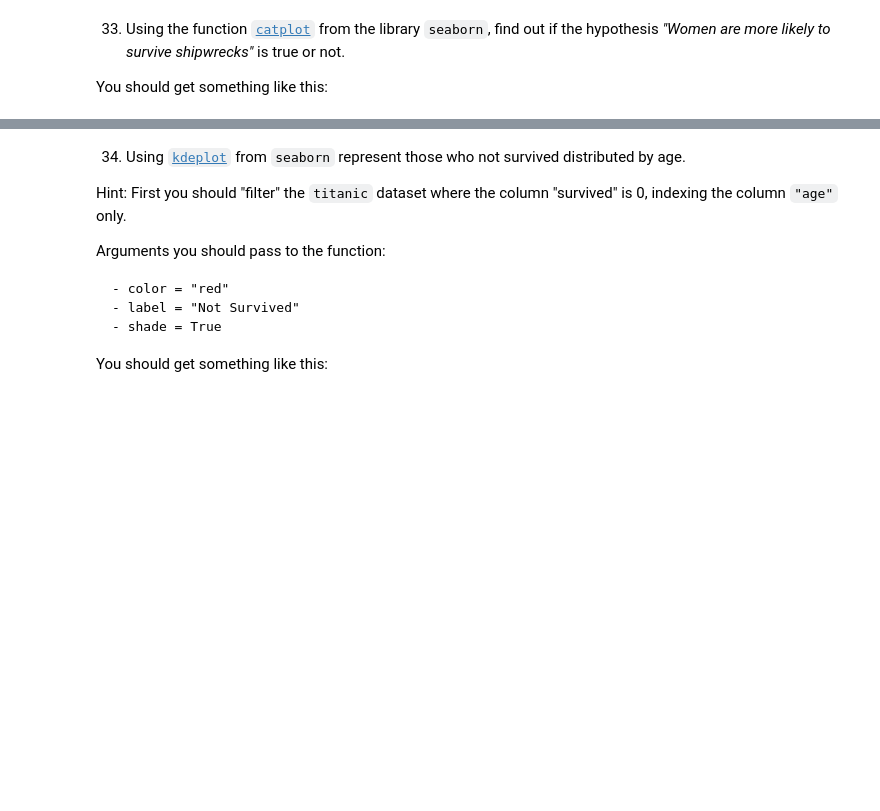
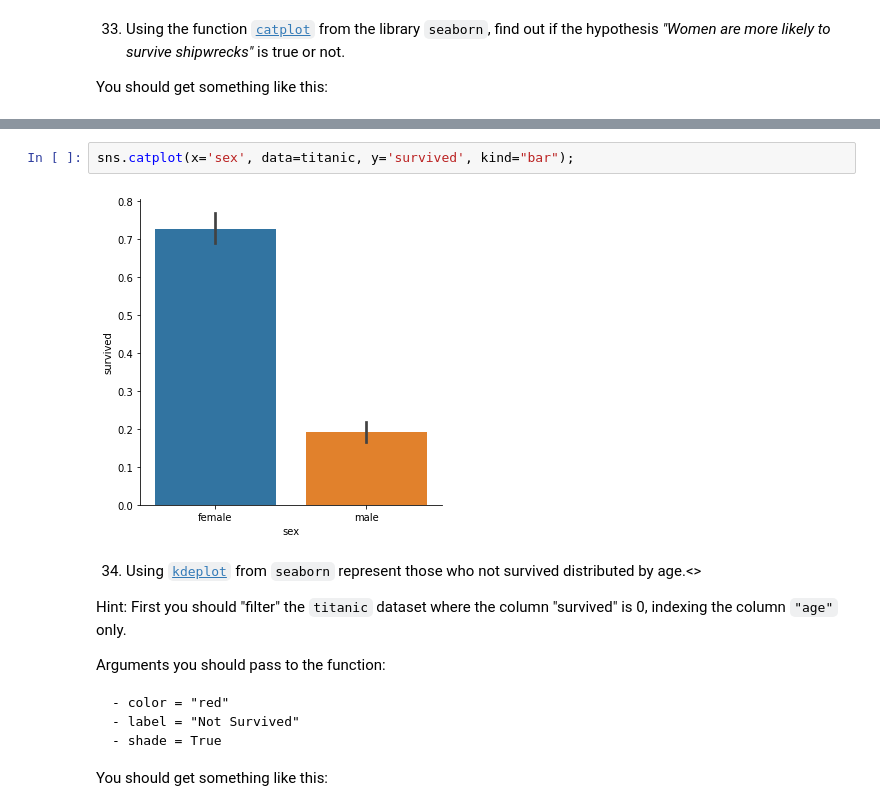
Before and after one commit to MNievas12/ds_thebridge_6_22, a Jupyter notebook: 2-Data_Analysis/2-Pandas/Práctica/10-titanic/Titanic-exercise.ipynb, the cells around one changed output, grey strips where cells are left out. Drawn from its saved outputs; the diff is of its cells as text; blank space fills up the shorter version.

```diff
--- a/2-Data_Analysis/2-Pandas/Práctica/10-titanic/Titanic-exercise.ipynb
+++ b/2-Data_Analysis/2-Pandas/Práctica/10-titanic/Titanic-exercise.ipynb
@@ -217,8 +603,12 @@ Remember you have never used `seaborn` before, therefore you should install it b
 You should get something like this:
 # %% [markdown]
 ![catplot](./img/catplotgen.png)
+# %%
+sns.catplot(x='sex', data=titanic, y='survived', kind="bar");
+# %% [output]
+[figure, added]
 # %% [markdown]
-34. Using [`kdeplot`]("https://seaborn.pydata.org/generated/seaborn.kdeplot.html") from `seaborn` represent those who not survived distributed by age.
+34. Using [`kdeplot`]("https://seaborn.pydata.org/generated/seaborn.kdeplot.html") from `seaborn` represent those who not survived distributed by age.<>
 
 Hint: First you should "filter" the `titanic` dataset where the column "survived" is 0, indexing the column `"age"` only.
 
```
Also changed, not shown: parts of 55 cells of this notebook.
